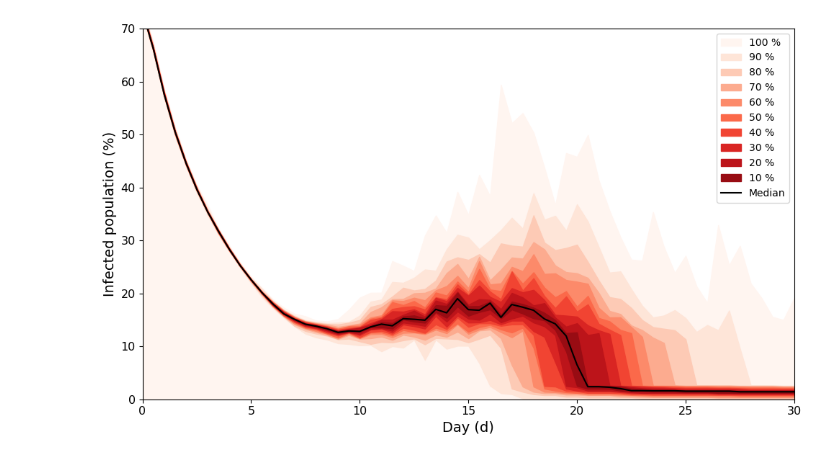
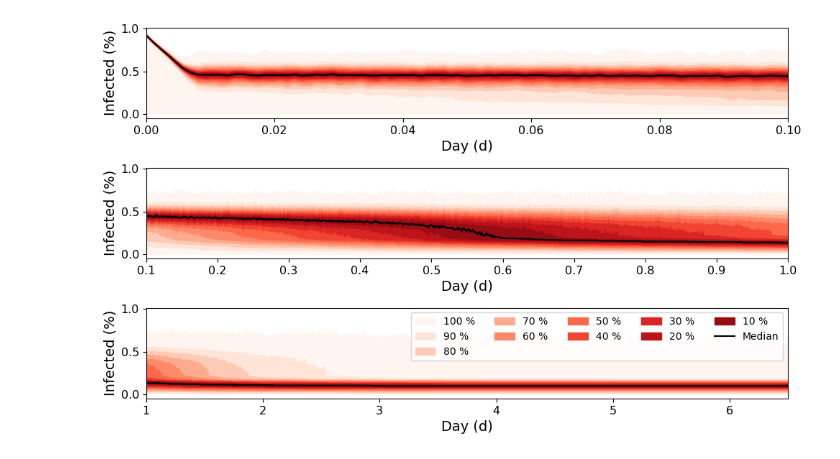
Before and after one commit to AdriRed/epidemics-tfg, a Jupyter notebook: post-process-data.ipynb, the cells around one changed output. Drawn from its saved outputs; the diff is of its cells as text; code cells hidden in the pictures.

Commit message:
checks to epidemic and more plots

```diff
--- a/post-process-data.ipynb
+++ b/post-process-data.ipynb
@@ -77,16 +79,17 @@ for key in dfs.keys():
         if (max(df['t']) > maxval):
             maxval = max(df['t'])
 
-    ts = np.arange(0, maxval, 43200)
+    ts = np.arange(0, maxval, 864)
 
     side = pd.DataFrame({'t':ts, 'idens': np.nan})
     outer_dfs = []
     i = 0
-    for df in dfs[key]:
-        if (df['idens'].iloc[0] == 0): continue
+    for df in tqdm(dfs[key]):
+        # if (df['idens'].iloc[0] == 0): continue
         outer = pd.merge(df, side, how='outer', on=['t', 'idens'])
         outer = outer.set_index('t')
-        outer = outer.interpolate(method='linear', limit_direction='forward')
+        # outer = outer.interpolate(method='nearest', limit_direction='backward')
+        outer = outer.ffill()
         outer = pd.merge(side, outer, on=['t'], how='left')
         outer = outer.drop(columns=['idens_x'])
         outer = outer.rename(columns={'idens_y': f'idens_{i}'})
@@ -100,5 +103,5 @@ for key in dfs.keys():
     reduced_err = reduced.sem(axis=1)
     reduced['avg'] = reduced_avg
     reduced['err'] = reduced_err
-    reduced.to_csv(f'./processed/I=R={key}.csv', columns=['avg', 'err'])
+    # reduced.to_csv(f'./processed/I=R={key}.csv', columns=['avg', 'err'])
     reduced_dfs[key] = reduced.to_records()
@@ -105,47 +132,32 @@ for key in dfs.keys():
 # %%
-# Source - https://stackoverflow.com/a
-# Posted by Kel Markert, modified by community. See post 'Timeline' for change history
-# Retrieved 2025-12-25, License - CC BY-SA 4.0
+fig, (ax1, ax2, ax3) = plt.subplots(nrows=3, ncols=1, sharex=False, figsize=(10,6), layout='constrained')
 
-import numpy as np
-import matplotlib.pyplot as plt
-from matplotlib import cm
-from matplotlib.patches import Patch
-from matplotlib.lines import Line2D
+step_time = 864
 
-n = 21 # change this value for the number of iterations/percentiles
-n1 = n-1
-colormap = cm.Reds # change this for the colormap of choice
-percentiles = np.linspace(0,100,n)
+for ax in (ax1, ax2, ax3):
+    ax.plot(np.arange(0,data_len,1)/step_time, SDist[:,half],color='k')
+    legend_elements = []
+    for i in range(half):
+        ax.fill_between(np.arange(0,data_len,1)/step_time, SDist[:,i],SDist[:,-(i+1)],color=colormap(i/half))
+        percentile = 100/n1*i
+        legend_elements.append(Patch(color=colormap(i/half), label=f'{100-percentile*2:00.0f} %'))
 
-data=reduced_dfs['1.0']
-data_len = len(data)
-SDist=np.zeros((data_len,n))
-for i in range(n):
-    for t in range(data_len):
-      SDist[t,i]=np.percentile(data[t].tolist()[1:-2],percentiles[i])
+    legend_elements.append(Line2D([0], [0], color='k', label='Median'))
 
-half = int(n1/2)
+    # ax.set_ylim(0, 0.7)
+    ax.tick_params(labelsize=11.5, direction='out', top=False, right=False)
+    ax.set_xlabel('Day (d)', fontsize=14)
+    ax.set_ylabel('Infected (%)', fontsize=14)
+    # ax.set_yticks([0, .1, .2, .3, .4, .5, .6, .7])
+    # ax.set_yticklabels([0, 10, 20, 30, 40, 50, 60, 70])
+    # ax.grid()
+ax3.legend(handles=legend_elements, loc='upper right', ncol=5)
 
-fig, (ax1) = plt.subplots(nrows=1, ncols=1, sharex=True, figsize=(10,6))
-ax1.plot(np.arange(0,data_len,1)/2, SDist[:,half],color='k')
-legend_elements = []
-for i in range(half):
-    ax1.fill_between(np.arange(0,data_len,1)/2, SDist[:,i],SDist[:,-(i+1)],color=colormap(i/half))
-    percentile = 100/n1*i
-    legend_elements.append(Patch(color=colormap(i/half), label=f'{100-percentile*2:00.0f} %'))
+ax1.set_xlim(0, 0.1)
+ax2.set_xlim(0.1, 1)
+ax3.set_xlim(1, 6.5)
 
-legend_elements.append(Line2D([0], [0], color='k', label='Median'))
 
-ax1.set_xlim(0, 30)
-ax1.set_ylim(0, 0.7)
-ax1.tick_params(labelsize=11.5, direction='out', top=False, right=False)
-ax1.set_xlabel('Day (d)', fontsize=14)
-ax1.set_ylabel('Infected population (%)', fontsize=14)
-ax1.set_yticks([0, .1, .2, .3, .4, .5, .6, .7])
-ax1.set_yticklabels([0, 10, 20, 30, 40, 50, 60, 70])
-ax1.legend(handles=legend_elements)
-# ax1.grid()
 fig.tight_layout()
 # %% [output]
-[figure, old version]
+[figure, new version]
```
Also changed, not shown: parts of 3 cells of this notebook, 3 other files.
